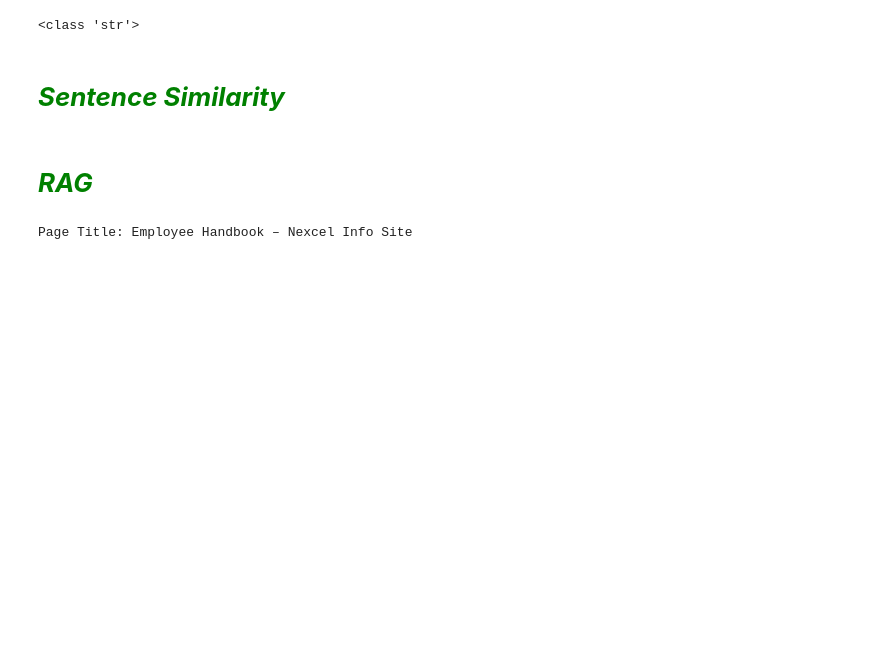
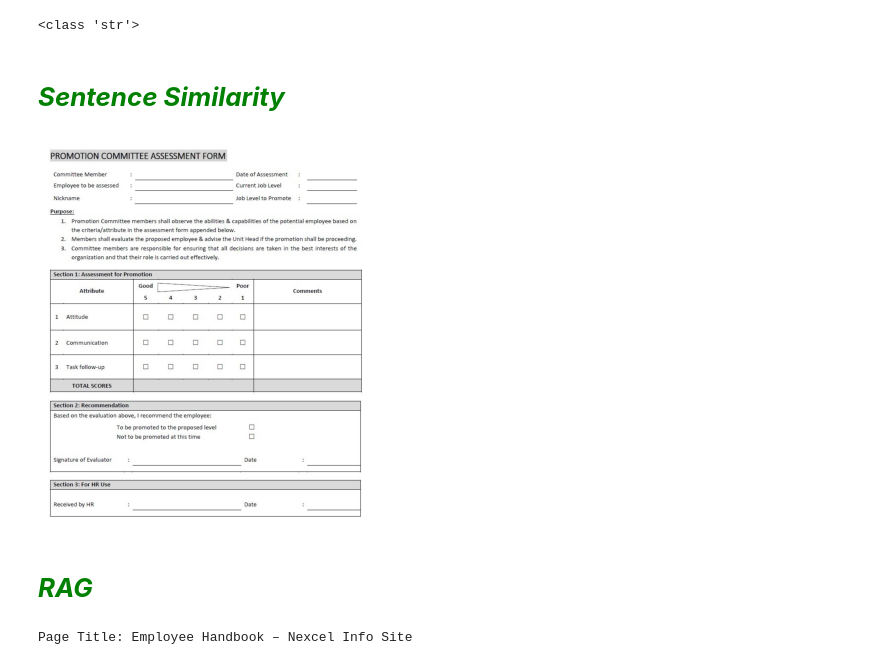
Before and after one commit to Syun1208/knowledge-base-chatbot, a Jupyter notebook: src/notebook/chunking.ipynb, the cells around one changed output. Saved outputs shown, nothing was run; the diff lists cells and outputs as text; code cells hidden in the pictures; blank space fills up the shorter version.

```diff
--- a/src/notebook/chunking.ipynb
+++ b/src/notebook/chunking.ipynb
@@ -352,5 +450,32 @@ print(similarities)
 # tensor([[0.7214],
 #         [0.3260]])
+# %%
+import cv2
+import numpy as np
+import requests
+from matplotlib import pyplot as plt
+
+# URL of the image
+image_url = "https://nexcel.info/wp-content/uploads/2021/05/promotion-committee-assessment-form.jpg"
+
+# Fetch the image using requests
+response = requests.get(image_url)
+if response.status_code == 200:
+    # Convert the content to a NumPy array and decode it into an image
+    image_data = np.frombuffer(response.content, np.uint8)
+    image = cv2.imdecode(image_data, cv2.IMREAD_COLOR)
+
+    # Convert the image to RGB (from BGR) for displaying with matplotlib
+    image_rgb = cv2.cvtColor(image, cv2.COLOR_BGR2RGB)
+
+    # Display the image using matplotlib
+    plt.imshow(image_rgb)
+    plt.axis('off')  # Hide axes for better display
+    plt.show()
+else:
+    print(f"Failed to fetch the image. Status code: {response.status_code}")
+# %% [output]
+[figure, added]
 # %% [markdown]
 # ***<span style="color:green">RAG</span>***
 # %%
```
Also changed, not shown: parts of 10 cells of this notebook, 4 other files.
